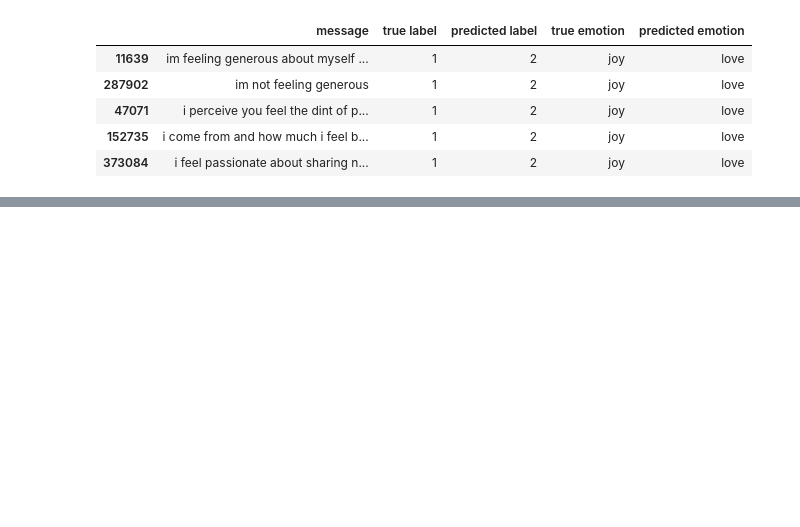
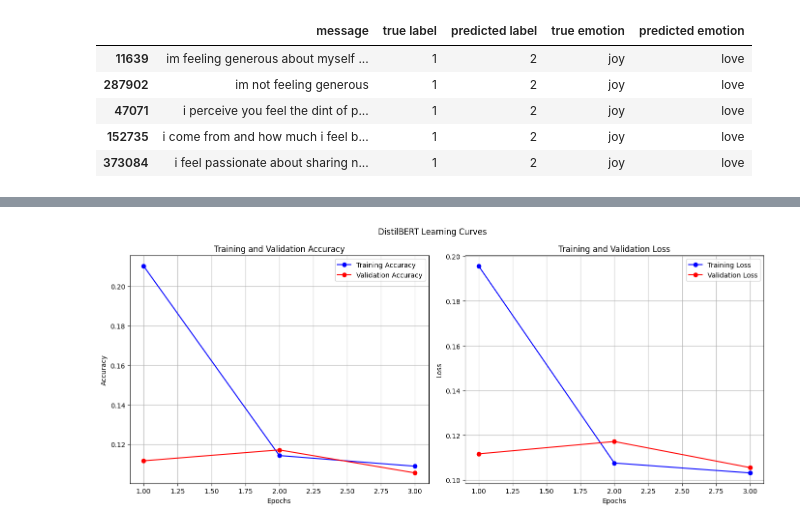
Before and after one commit to ravi2248/Emotion-Classification-in-Twitter-Messages, a Jupyter notebook: Emotion Classification.ipynb, the cells around one changed output, grey strips where cells are left out. Saved outputs shown, nothing was run; the diff lists cells and outputs as text; code cells hidden in the pictures; blank space fills up the shorter version.

```diff
--- a/Emotion Classification.ipynb
+++ b/Emotion Classification.ipynb
@@ -879,0 +988,8 @@ errors[(errors['true emotion'] == 'joy') & (errors['predicted emotion'] == 'love
+# %%
+metric = SparseCategoricalAccuracy('Accuracy')
+# %%
+model.compile(
+    optimizer=optimizer,
+    loss=loss,
+    metrics=[metric]
+)
@@ -879,0 +1017,7 @@ errors[(errors['true emotion'] == 'joy') & (errors['predicted emotion'] == 'love
+# %%
+history_distilbert = model.fit(
+    train_data,
+    validation_data=val_data,
+    epochs=3,
+    class_weight=class_weights
+)
@@ -879,0 +1031,31 @@ errors[(errors['true emotion'] == 'joy') & (errors['predicted emotion'] == 'love
+# %%
+train_acc_distilbert = history_distilbert.history['sparse_categorical_crossentropy']
+val_acc_distilbert = history_distilbert.history['val_sparse_categorical_crossentropy']
+train_loss_distilbert = history_distilbert.history['loss']
+val_loss_distilbert = history_distilbert.history['val_loss']
+# %%
+epochs_distilbert = range(1, len(train_acc_distilbert) + 1)
+plt.figure(figsize=(14, 6))
+plt.subplot(1, 2, 1)
+plt.plot(epochs_distilbert, train_acc_distilbert, 'bo-', label='Training Accuracy')
+plt.plot(epochs_distilbert, val_acc_distilbert, 'ro-', label='Validation Accuracy')
+plt.title('Training and Validation Accuracy')
+plt.xlabel('Epochs')
+plt.ylabel('Accuracy')
+plt.legend()
+plt.grid(True)
+
+plt.subplot(1, 2, 2)
+plt.plot(epochs_distilbert, train_loss_distilbert, 'bo-', label='Training Loss')
+plt.plot(epochs_distilbert, val_loss_distilbert, 'ro-', label='Validation Loss')
+plt.title('Training and Validation Loss')
+plt.xlabel('Epochs')
+plt.ylabel('Loss')
+plt.legend()
+plt.grid(True)
+
+plt.suptitle('DistilBERT Learning Curves')
+plt.tight_layout()
+plt.show()
+# %% [output]
+[figure, added]
```
Also changed, not shown: parts of 54 cells of this notebook, 5 other files.
